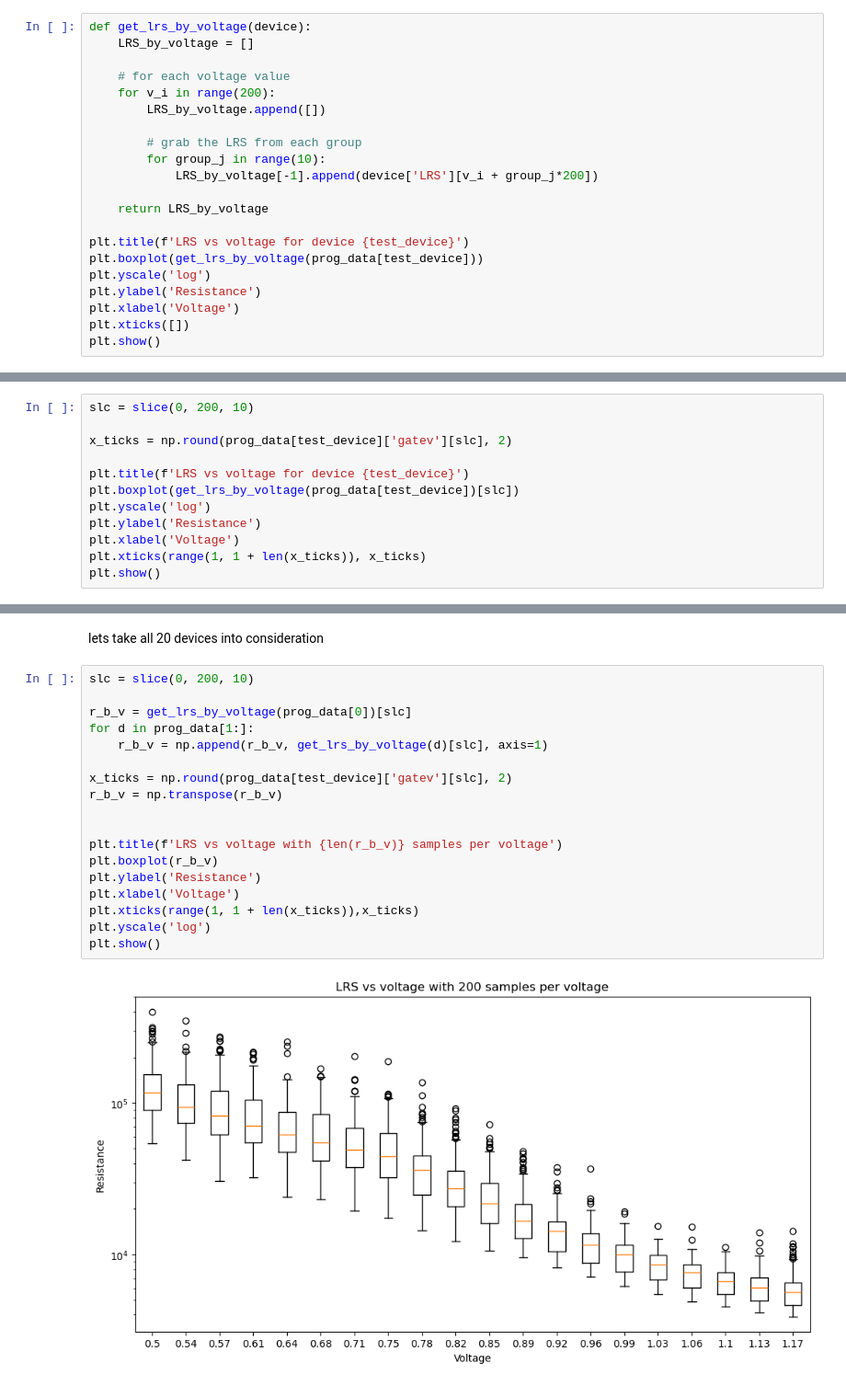
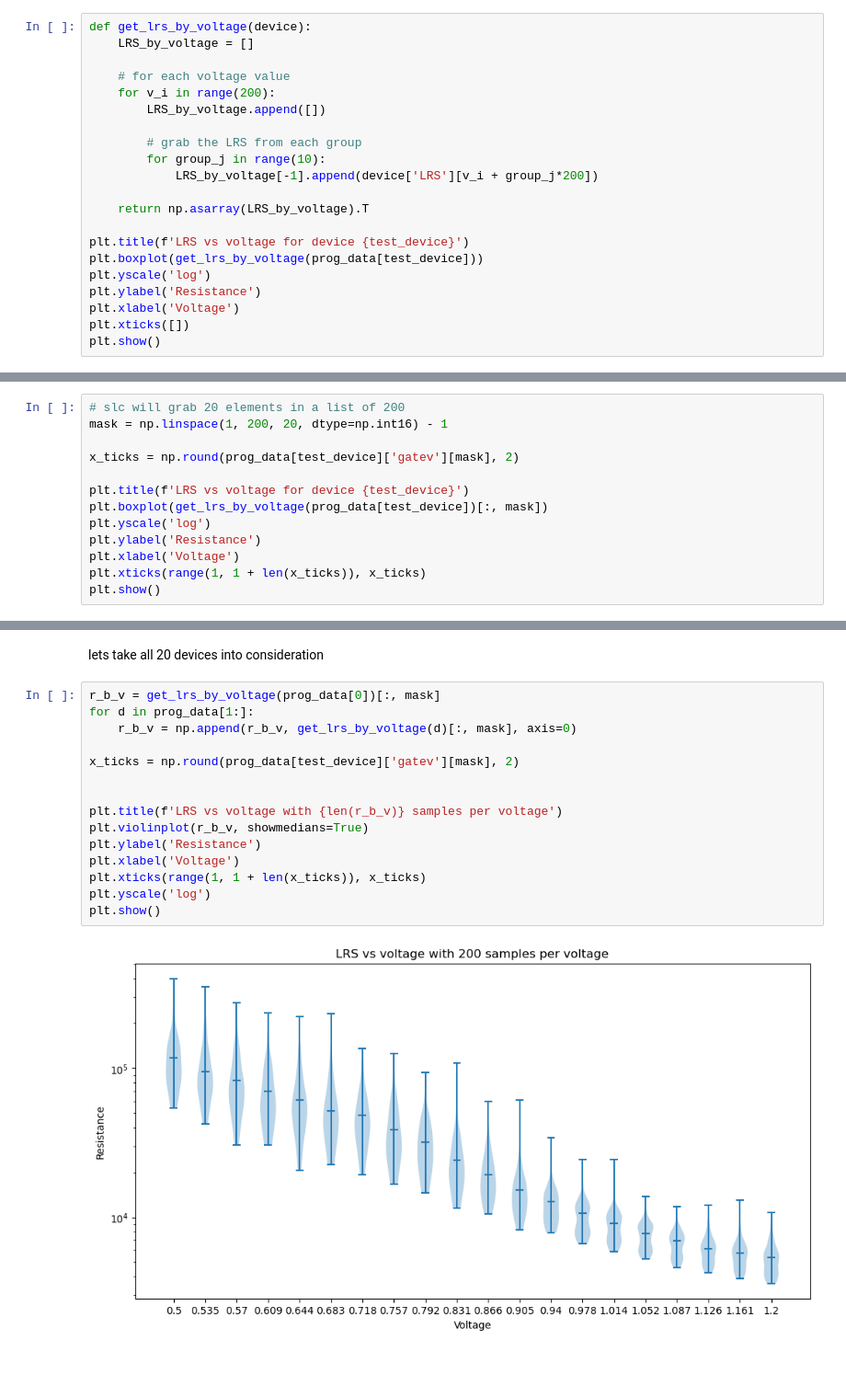
Before and after one commit to rfebbo/memr_dac, a Jupyter notebook: characterize_analog.ipynb, the cells around one changed output, grey strips where cells are left out. Shown at 92% size. Drawn from its saved outputs; the diff is of its cells as text.

Commit message:
switched to violin plot and mask setup

```diff
--- a/characterize_analog.ipynb
+++ b/characterize_analog.ipynb
@@ -91,7 +91,7 @@ def get_lrs_by_voltage(device):
         for group_j in range(10):
             LRS_by_voltage[-1].append(device['LRS'][v_i + group_j*200])
 
-    return LRS_by_voltage
+    return np.asarray(LRS_by_voltage).T
 
 plt.title(f'LRS vs voltage for device {test_device}')
 plt.boxplot(get_lrs_by_voltage(prog_data[test_device]))
@@ -105,12 +105,13 @@ plt.show()
 # %% [markdown]
 Instead of making a box for each of the 200 voltages, lets skip voltages. Effectively reducing the resolution of the voltage axis
 # %%
-slc = slice(0, 200, 10)
+# slc will grab 20 elements in a list of 200
+mask = np.linspace(1, 200, 20, dtype=np.int16) - 1
 
-x_ticks = np.round(prog_data[test_device]['gatev'][slc], 2)
+x_ticks = np.round(prog_data[test_device]['gatev'][mask], 2)
 
 plt.title(f'LRS vs voltage for device {test_device}')
-plt.boxplot(get_lrs_by_voltage(prog_data[test_device])[slc])
+plt.boxplot(get_lrs_by_voltage(prog_data[test_device])[:, mask])
 plt.yscale('log')
 plt.ylabel('Resistance')
 plt.xlabel('Voltage')
@@ -121,22 +122,19 @@ plt.show()
 # %% [markdown]
 lets take all 20 devices into consideration
 # %%
-slc = slice(0, 200, 10)
+r_b_v = get_lrs_by_voltage(prog_data[0])[:, mask]
+for d in prog_data[1:]:
+    r_b_v = np.append(r_b_v, get_lrs_by_voltage(d)[:, mask], axis=0)
 
-r_b_v = get_lrs_by_voltage(prog_data[0])[slc]
-for d in prog_data[1:]:
-    r_b_v = np.append(r_b_v, get_lrs_by_voltage(d)[slc], axis=1)
-
-x_ticks = np.round(prog_data[test_device]['gatev'][slc], 2)
-r_b_v = np.transpose(r_b_v)
+x_ticks = np.round(prog_data[test_device]['gatev'][mask], 2)
 
 
 plt.title(f'LRS vs voltage with {len(r_b_v)} samples per voltage')
-plt.boxplot(r_b_v)
+plt.violinplot(r_b_v, showmedians=True)
 plt.ylabel('Resistance')
 plt.xlabel('Voltage')
-plt.xticks(range(1, 1 + len(x_ticks)),x_ticks)
+plt.xticks(range(1, 1 + len(x_ticks)), x_ticks)
 plt.yscale('log')
 plt.show()
 # %% [output]
-[figure, old version]
+[figure, new version]
```
Also changed, not shown: parts of 2 cells of this notebook.
